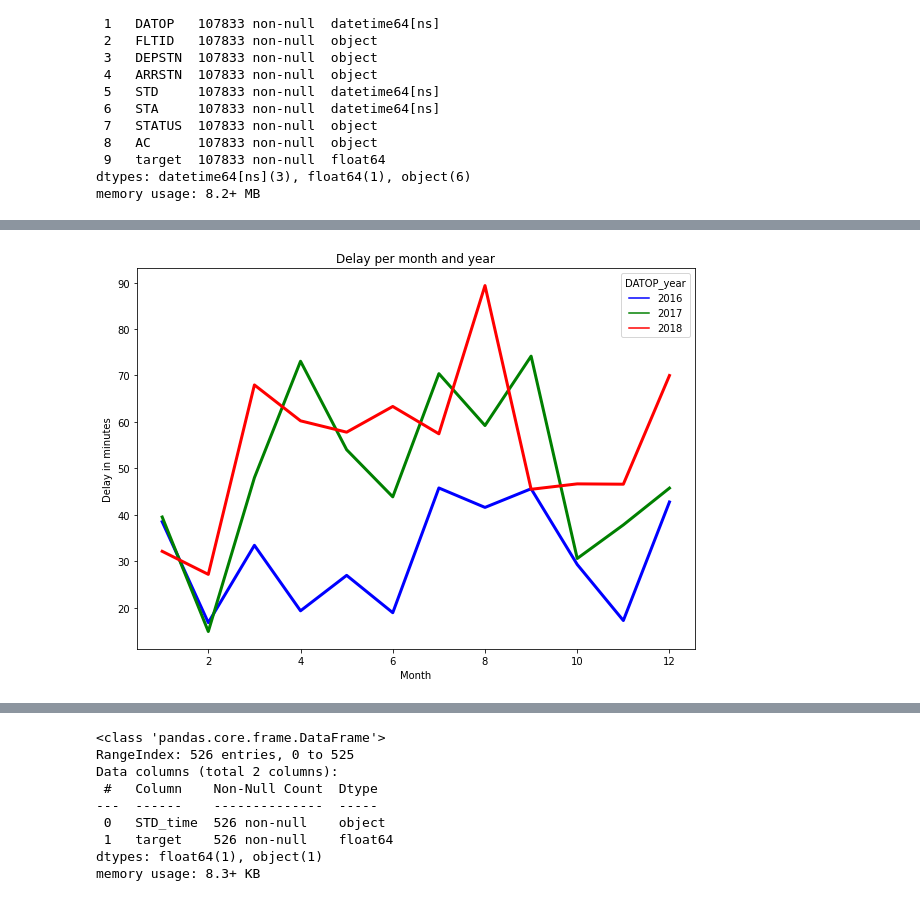
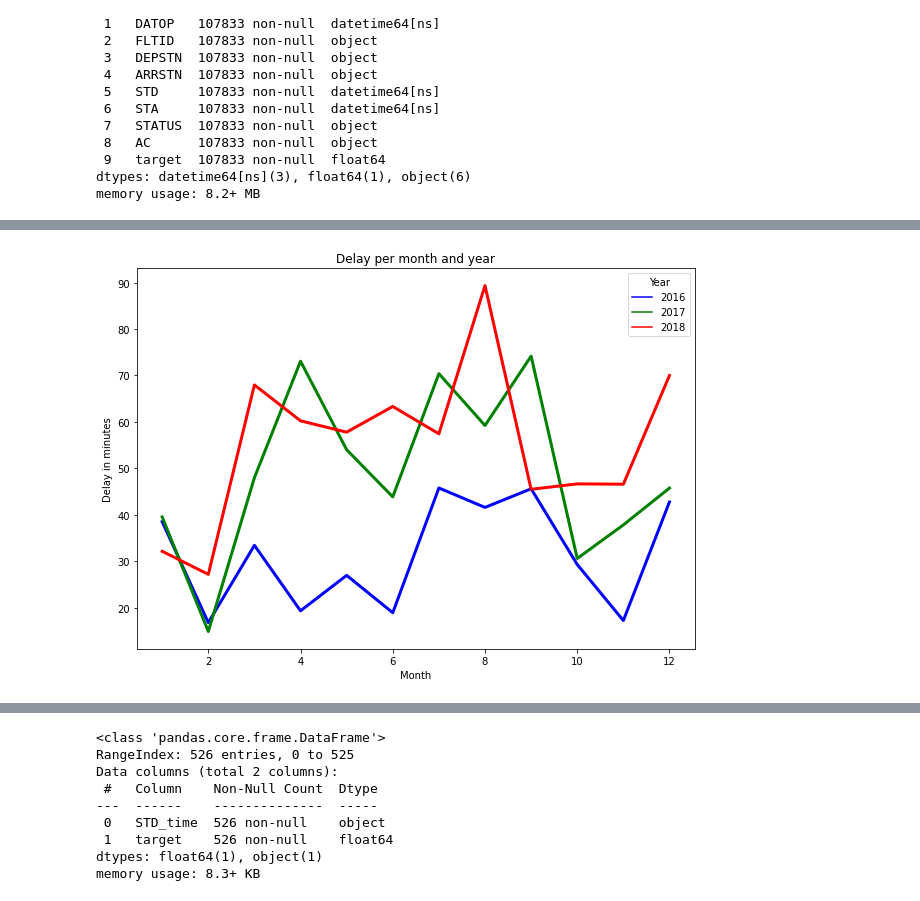
Before and after one commit to janb89/groupwork2, a Jupyter notebook: EDA_Tamara.ipynb, the cells around one changed output, grey strips where cells are left out. Cells and saved outputs as stored; diff of their text form; code cells hidden in the pictures.

```diff
--- a/EDA_Tamara.ipynb
+++ b/EDA_Tamara.ipynb
@@ -167,7 +135,7 @@ memory usage: 8.2+ MB
 # Plot1: see how big the delay at different time points of the year is
 # Create a new columns containing year and month of the flight (from DATOP)
 
-df['DATOP_year'] = df.DATOP.dt.year
-df['DATOP_month'] = df.DATOP.dt.month
+df['Year'] = df.DATOP.dt.year
+df['Month'] = df.DATOP.dt.month
 df.head(2)
 # %% [output]
@@ -188,9 +156,9 @@ sns.barplot(data=df_id, x='DATOP_month', y='FLTID', hue='DATOP_year').set(title=
 # %%
 #For the visualization group the dates of flight per year and month (create 3 subplots, one for each year)
 #create pivot table
-df_months = df.groupby(['DATOP_month', 'DATOP_year']).mean().reset_index()
+df_months = df.groupby(['Month', 'Year']).mean().reset_index()
 df_months
-df_months_pivot= df_months.pivot('DATOP_month', 'DATOP_year', 'target')
+df_months_pivot= df_months.pivot('Month', 'Year', 'target')
 print(df_months_pivot)
 plt.figure(figsize=(10,7))
 sns.lineplot(data=df_months_pivot, linewidth=3, palette=['b', 'g', 'r'],dashes=False).set(title='Delay per month and year', xlabel='Month', ylabel='Delay in minutes');
@@ -212,3 +180,3 @@ DATOP_month
-[figure, old version]
+[figure, new version]
 # %%
 # For the next plot we are interested in how the delay is distributed over the day
```
Also changed, not shown: parts of 38 cells of this notebook.
